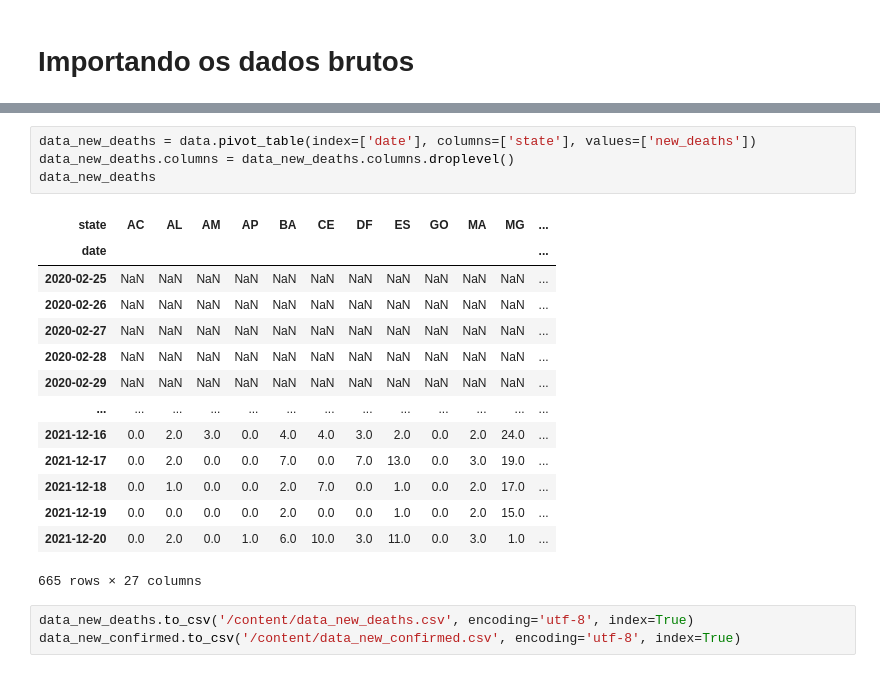
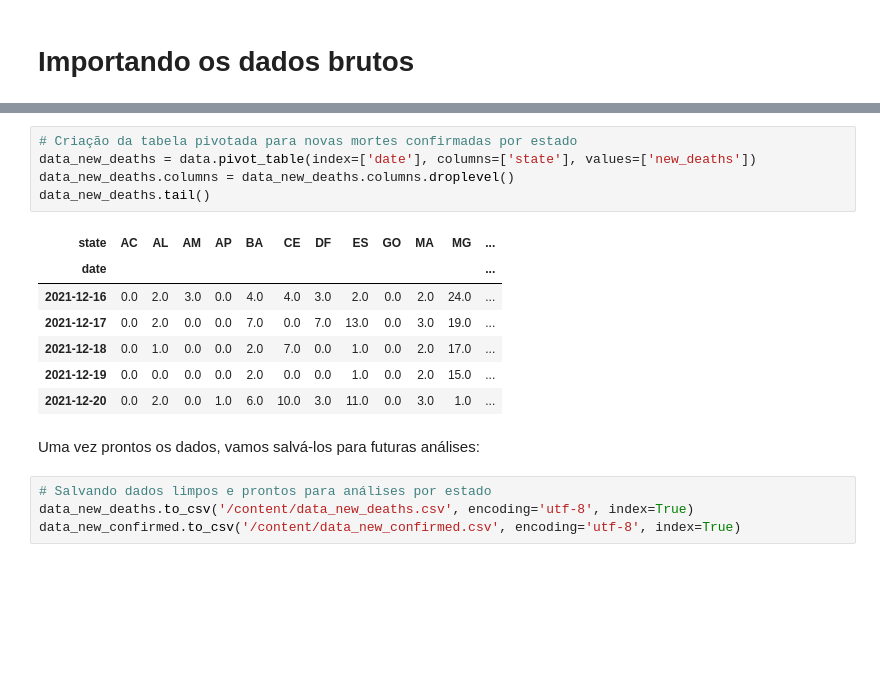
Before and after one commit to rodrigodemend/Previsao_Covid, a Jupyter notebook: Notebooks/Importação_e_Limpeza_dos_dados_de_Covid_19.ipynb, the cells around one changed output, grey strips where cells are left out. Drawn from its saved outputs; the diff is of its cells as text; blank space fills up the shorter version.

```diff
--- a/Notebooks/Importação_e_Limpeza_dos_dados_de_Covid_19.ipynb
+++ b/Notebooks/Importação_e_Limpeza_dos_dados_de_Covid_19.ipynb
@@ -195,22 +94,19 @@ data_new_confirmed
 # %%
+# Criação da tabela pivotada para novas mortes confirmadas por estado
 data_new_deaths = data.pivot_table(index=['date'], columns=['state'], values=['new_deaths'])
 data_new_deaths.columns = data_new_deaths.columns.droplevel()
-data_new_deaths
+data_new_deaths.tail()
 # %% [output]
 | state | AC | AL | AM | AP | BA | CE | DF | ES | GO | MA | MG | ... |
 | date |  |  |  |  |  |  |  |  |  |  |  | ... |
-| 2020-02-25 | NaN | NaN | NaN | NaN | NaN | NaN | NaN | NaN | NaN | NaN | NaN | ... |
-| 2020-02-26 | NaN | NaN | NaN | NaN | NaN | NaN | NaN | NaN | NaN | NaN | NaN | ... |
-| 2020-02-27 | NaN | NaN | NaN | NaN | NaN | NaN | NaN | NaN | NaN | NaN | NaN | ... |
-| 2020-02-28 | NaN | NaN | NaN | NaN | NaN | NaN | NaN | NaN | NaN | NaN | NaN | ... |
-| 2020-02-29 | NaN | NaN | NaN | NaN | NaN | NaN | NaN | NaN | NaN | NaN | NaN | ... |
-| ... | ... | ... | ... | ... | ... | ... | ... | ... | ... | ... | ... | ... |
 | 2021-12-16 | 0.0 | 2.0 | 3.0 | 0.0 | 4.0 | 4.0 | 3.0 | 2.0 | 0.0 | 2.0 | 24.0 | ... |
 | 2021-12-17 | 0.0 | 2.0 | 0.0 | 0.0 | 7.0 | 0.0 | 7.0 | 13.0 | 0.0 | 3.0 | 19.0 | ... |
 | 2021-12-18 | 0.0 | 1.0 | 0.0 | 0.0 | 2.0 | 7.0 | 0.0 | 1.0 | 0.0 | 2.0 | 17.0 | ... |
 | 2021-12-19 | 0.0 | 0.0 | 0.0 | 0.0 | 2.0 | 0.0 | 0.0 | 1.0 | 0.0 | 2.0 | 15.0 | ... |
 | 2021-12-20 | 0.0 | 2.0 | 0.0 | 1.0 | 6.0 | 10.0 | 3.0 | 11.0 | 0.0 | 3.0 | 1.0 | ... |
-665 rows × 27 columns
+# %% [markdown]
+Uma vez prontos os dados, vamos salvá-los para futuras análises:
 # %%
+# Salvando dados limpos e prontos para análises por estado
 data_new_deaths.to_csv('/content/data_new_deaths.csv', encoding='utf-8', index=True)
 data_new_confirmed.to_csv('/content/data_new_confirmed.csv', encoding='utf-8', index=True)
```
Also changed, not shown: parts of 15 cells of this notebook.
